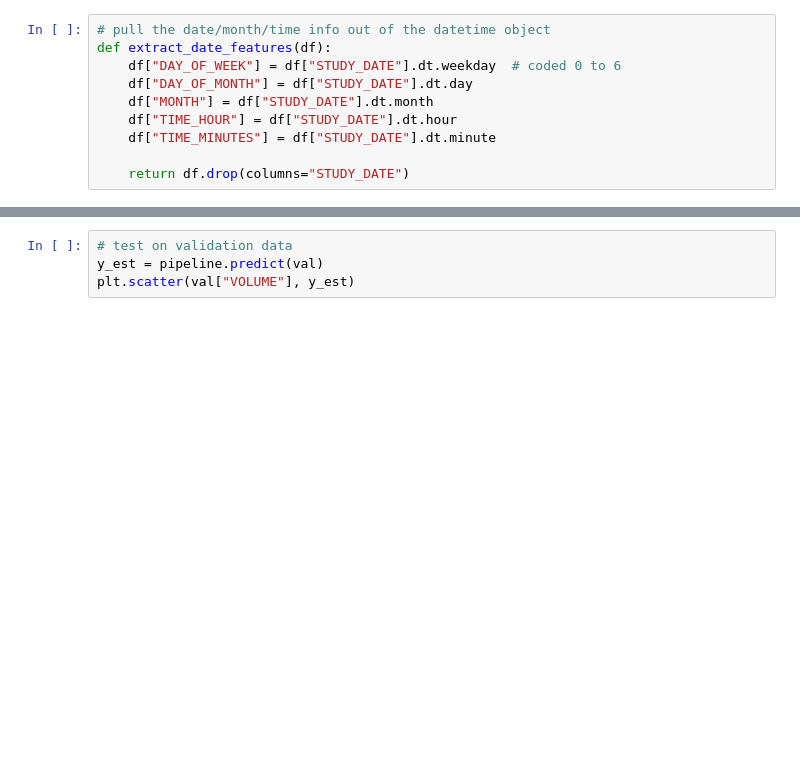
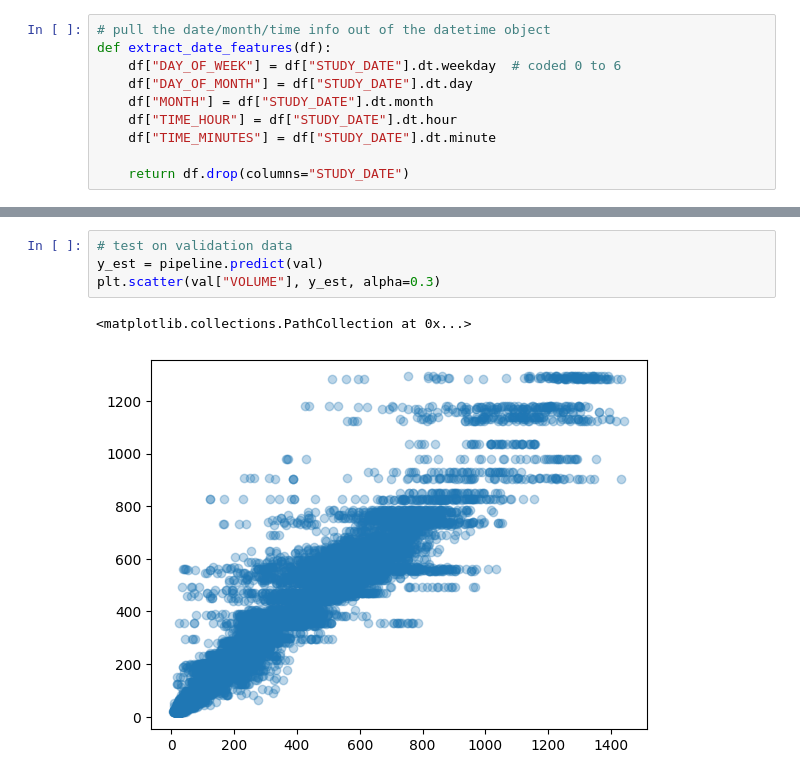
Before and after one commit to mru-data3464/w26, a Jupyter notebook: demo_code/11_images/timeseries_example.ipynb, the cells around one changed output, grey strips where cells are left out. Drawn from its saved outputs; the diff is of its cells as text; blank space fills up the shorter version.

```diff
--- a/demo_code/11_images/timeseries_example.ipynb
+++ b/demo_code/11_images/timeseries_example.ipynb
@@ -60,7 +110,10 @@ plt.scatter(train["VOLUME"], pipeline.predict(train))
 # %%
 # test on validation data
 y_est = pipeline.predict(val)
-plt.scatter(val["VOLUME"], y_est)
+plt.scatter(val["VOLUME"], y_est, alpha=0.3)
+# %% [output]
+<matplotlib.collections.PathCollection at 0x...>
+[figure, added]
 # %%
 from sklearn.metrics import mean_absolute_error
 print(mean_absolute_error(val["VOLUME"], y_est))
```
Also changed, not shown: parts of 7 cells of this notebook.
